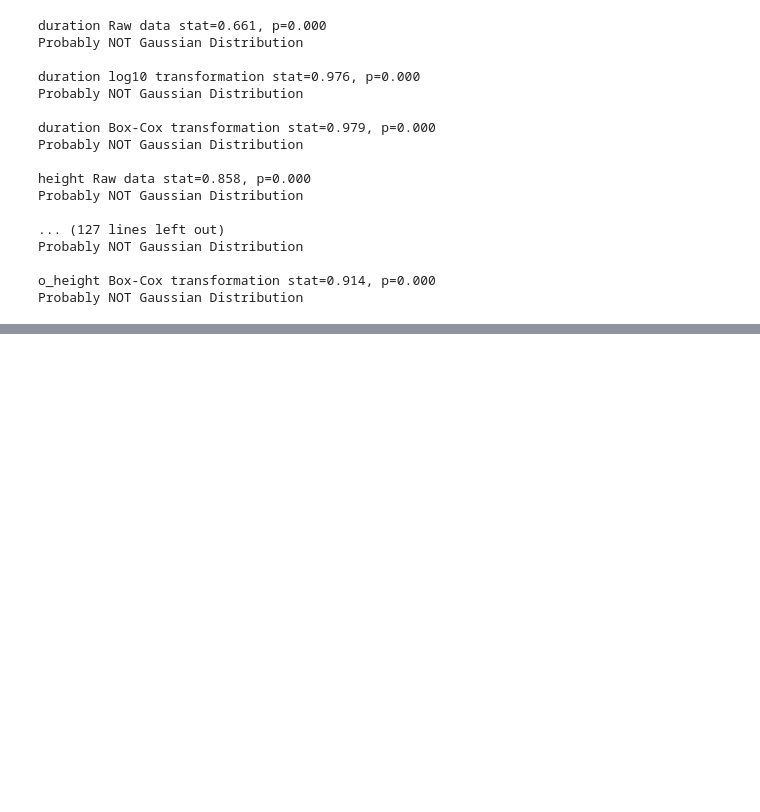
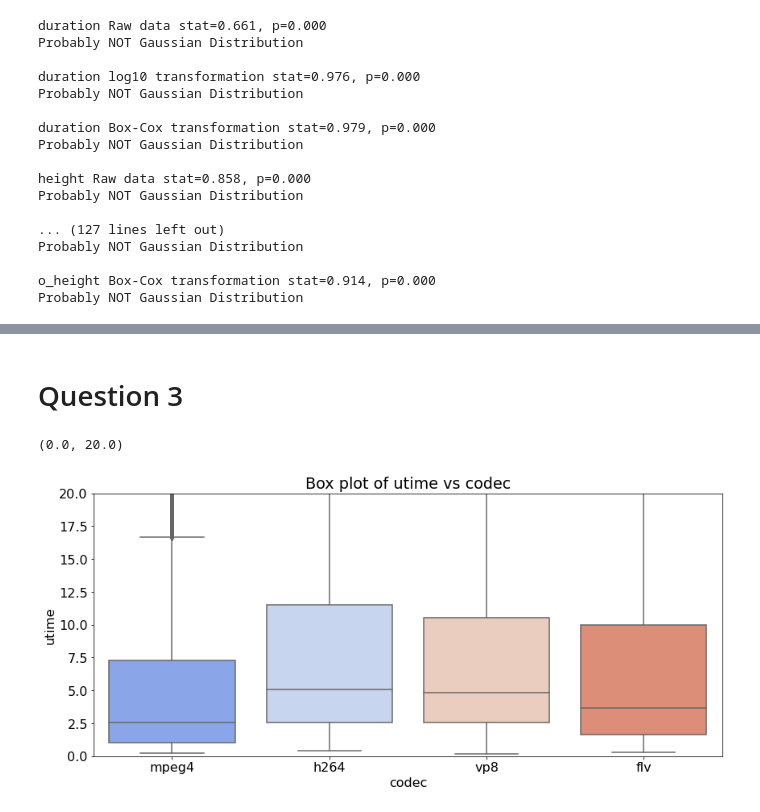
Before and after one commit to ryanli633/ECE_219, a Jupyter notebook: Project_4/Video_Transcoding_Q1-6.ipynb, the cells around one changed output, grey strips where cells are left out. Saved outputs shown, nothing was run; the diff lists cells and outputs as text; code cells hidden in the pictures; blank space fills up the shorter version.

```diff
--- a/Project_4/Video_Transcoding_Q1-6.ipynb
+++ b/Project_4/Video_Transcoding_Q1-6.ipynb
@@ -254,0 +311,12 @@ Probably NOT Gaussian Distribution
+# %% [markdown]
+# Question 3
+# %%
+# Question 3: Box plots of categorical features
+# Categorical features: codec, o_codec
+plt.figure(figsize=(14,6))
+sns.boxplot(x='codec', y='utime', data=df, palette='coolwarm')
+plt.title('Box plot of utime vs codec')
+plt.ylim(0, 20)
+# %% [output]
+(0.0, 20.0)
+[figure, added]
```
Also changed, not shown: parts of 37 cells of this notebook.
